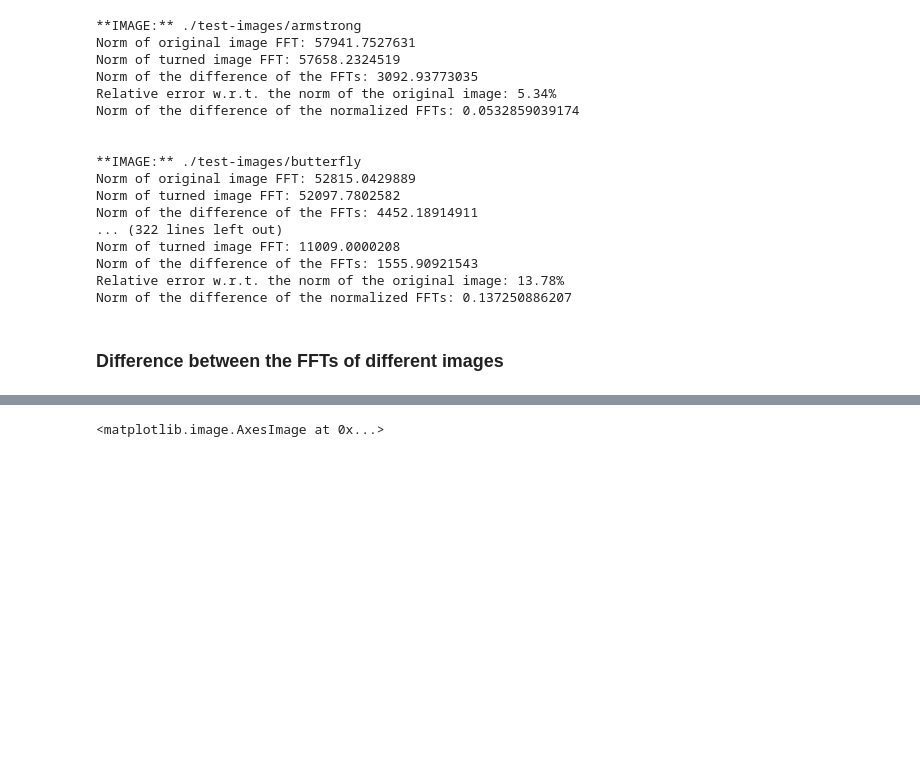
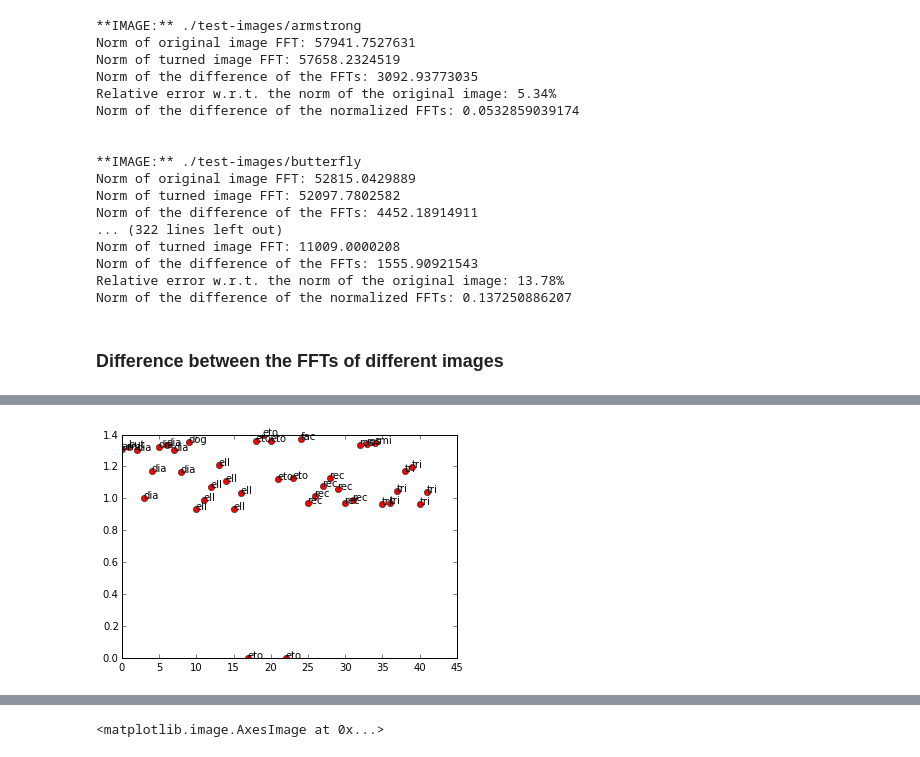
Before and after one commit to disabledalpha/iPython-Notebooks, a Jupyter notebook: FFT rotation test.ipynb, the cells around one changed output, grey strips where cells are left out. Drawn from its saved outputs; the diff is of its cells as text; code cells hidden in the pictures; blank space fills up the shorter version.

```diff
--- a/FFT rotation test.ipynb
+++ b/FFT rotation test.ipynb
@@ -253,0 +313,4 @@ def crossed_test(image,folder_name=folder):
+# %%
+plot_comparison(etoile)
+# %% [output]
+[figure, added]
```
Also changed, not shown: parts of 13 cells of this notebook.
